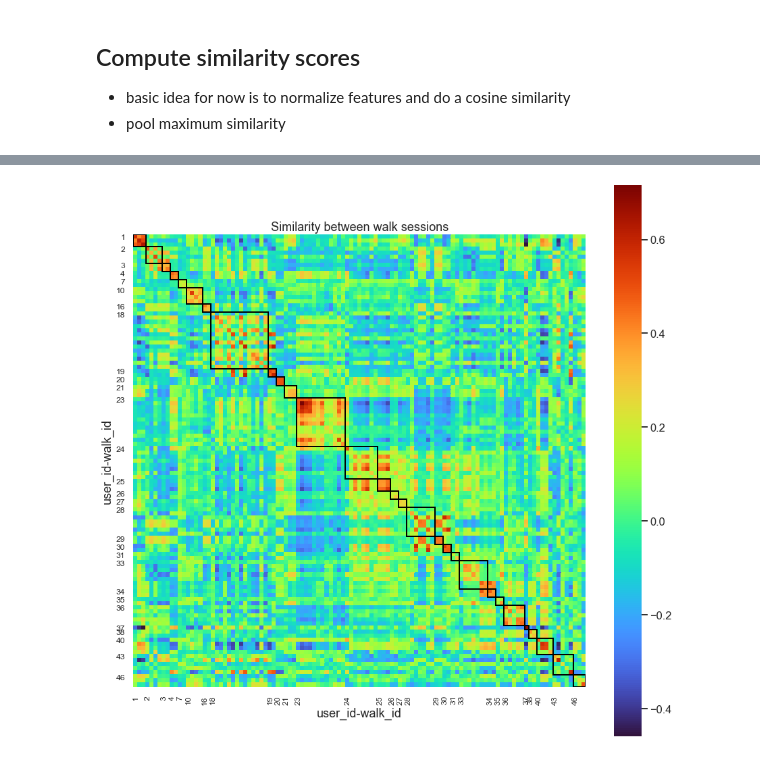
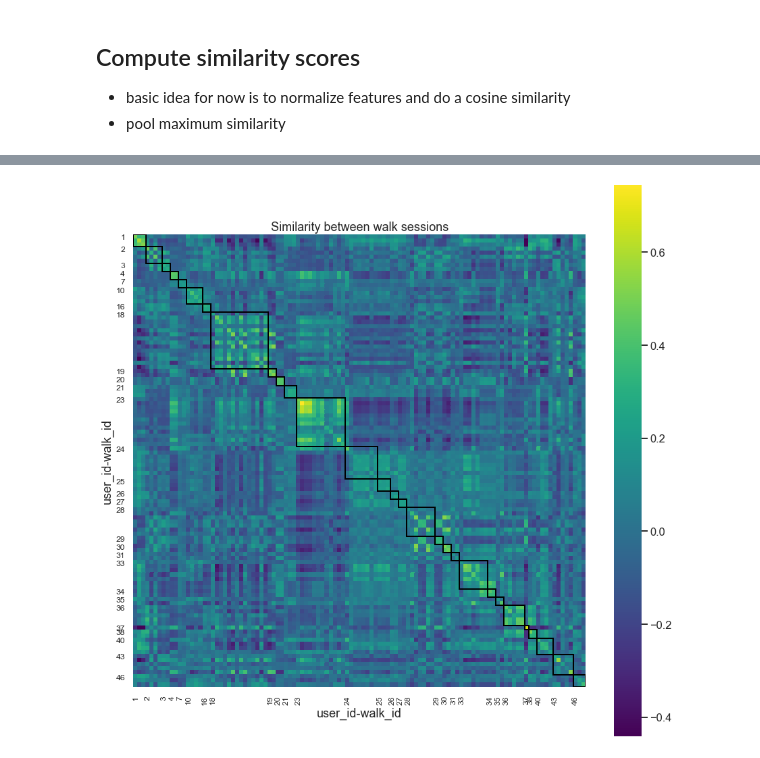
Before and after one commit to f--f/gaitkeeper, a Jupyter notebook: notebooks/1-exploratory-data-analysis.ipynb, the cells around one changed output, grey strips where cells are left out. Saved outputs shown, nothing was run; the diff lists cells and outputs as text; code cells hidden in the pictures.

```diff
--- a/notebooks/1-exploratory-data-analysis.ipynb
+++ b/notebooks/1-exploratory-data-analysis.ipynb
@@ -64,7 +64,7 @@ df
 34804 rows × 15 columns
 # %%
 # Sample sequences from walk
-def generate_walk_chunks(df, chunksize=512, is_valid=True):
+def generate_walk_chunks(df, chunksize=256, is_valid=True):
     """Split df into multiple chunks of data. If is_valid is True, only yields non-NAN data (e.g. ignores sensor skips).
     Chunk size recommended to be power-of-2 for downstream FFT: https://www.oreilly.com/library/view/elegant-scipy/9781491922927/ch04.html
     """
@@ -309,3 +313,8 @@ Text(0.5, 1.0, 'Test set confusion matrix')
 # %%
 # report accuracy
 cm = metrics.confusion_matrix(y_test, test["predicted_user"])
+# %%
+trues = 0
+for i, row in enumerate(cm):
+    if row.argmax() == i:
+        trues += 1
@@ -394,27 +429,27 @@ pool.head()
 # %%
 f, ax = plt.subplots(figsize=(15,15))
 # Get indices of each user in pool and number of walks for each so we can highlight same-user groups
 groups = [(pool.index.get_loc((subdf.iloc[0]["user_id"], subdf.iloc[0]["walk_id"])), len(subdf["walk_id"].unique()))
           for user, subdf in df_features.groupby("user_id")]
 # Get ticklabels
 ticklabels = []
 for group, group_sz in groups:
     ticklabels.append(pool.index[group][0])
     for i in range(1, group_sz):
         ticklabels.append('')
 
-sns.heatmap(pool, square=True, ax=ax, cmap="turbo", xticklabels=ticklabels, yticklabels=ticklabels)
+sns.heatmap(pool, square=True, ax=ax, cmap="viridis", xticklabels=ticklabels, yticklabels=ticklabels)
 ax.tick_params(axis='both', which='major', labelsize=12)
 
 # Draw boxes around each group
 for group, group_sz in groups:
     rect = patches.Rectangle((group, group), group_sz, group_sz, linewidth=2, edgecolor='k', facecolor='none')
     ax.add_patch(rect)
 
 ax.set_title("Similarity between walk sessions")
 plt.show()
 # %% [output]
-[figure, old version]
+[figure, new version]
 # %%
 f, ax = plt.subplots(figsize=(18,18))
 np.fill_diagonal(pool.values, np.nan)
```
Also changed, not shown: parts of 34 cells of this notebook, 1 other file.
